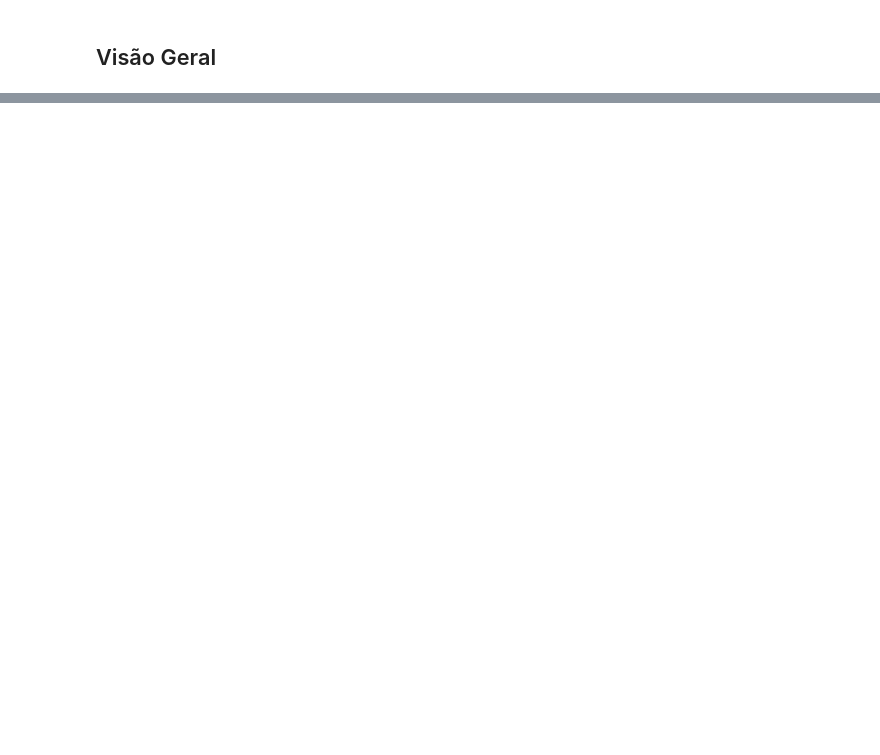
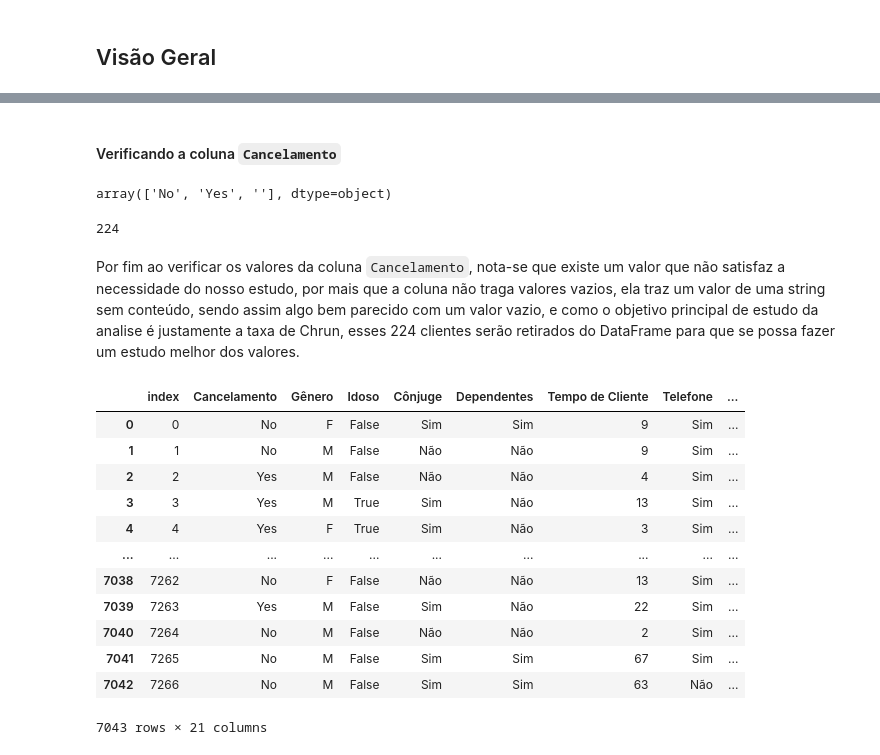
Before and after one commit to devayache/Churn_Rate_Alura_Voz, a Jupyter notebook: Challenges_Semana_1.ipynb, the cells around one changed output, grey strips where cells are left out. Drawn from its saved outputs; the diff is of its cells as text; code cells hidden in the pictures; blank space fills up the shorter version.

```diff
--- a/Challenges_Semana_1.ipynb
+++ b/Challenges_Semana_1.ipynb
@@ -516,0 +847,3 @@ memory usage: 284.0+ KB
+# %%
+# Trocando a separação da casa decimal por ponto em vez de virgula
+clientes['Gasto Total'] = clientes['Gasto Total'].replace(',', '.')
@@ -516,0 +903,4 @@ memory usage: 284.0+ KB
+# %%
+clientes[clientes['Gasto Total']==0] = clientes['Gasto Mensal']
+# %%
+clientes['Gasto Total'] = pd.to_numeric(clientes['Gasto Total'], errors = 'coerce')
@@ -516,0 +911,32 @@ memory usage: 284.0+ KB
+# %% [markdown]
+#### Verificando a coluna `Cancelamento`
+# %%
+clientes['Cancelamento'].unique()
+# %% [output]
+array(['No', 'Yes', ''], dtype=object)
+# %%
+(clientes['Cancelamento'] == '').sum()
+# %% [output]
+224
+# %% [markdown]
+
+Por fim ao verificar os valores da coluna `Cancelamento`, nota-se que existe um valor que não satisfaz a necessidade do nosso estudo, por mais que a coluna não traga valores vazios, ela traz um valor de uma string sem conteúdo, sendo assim algo bem parecido com um valor vazio, e como o objetivo principal de estudo da analise é justamente a taxa de Chrun, esses  224 clientes serão retirados do DataFrame para que se possa fazer um estudo melhor dos valores.
+# %%
+clientes = clientes[clientes['Cancelamento'] != '']
+# %%
+# resetando o index
+clientes.reset_index()
+# %% [output]
+|  | index | Cancelamento | Gênero | Idoso | Cônjuge | Dependentes | Tempo de Cliente | Telefone | ... |
+| 0 | 0 | No | F | False | Sim | Sim | 9 | Sim | ... |
+| 1 | 1 | No | M | False | Não | Não | 9 | Sim | ... |
+| 2 | 2 | Yes | M | False | Não | Não | 4 | Sim | ... |
+| 3 | 3 | Yes | M | True | Sim | Não | 13 | Sim | ... |
+| 4 | 4 | Yes | F | True | Sim | Não | 3 | Sim | ... |
+| ... | ... | ... | ... | ... | ... | ... | ... | ... | ... |
+| 7038 | 7262 | No | F | False | Não | Não | 13 | Sim | ... |
+| 7039 | 7263 | Yes | M | False | Sim | Não | 22 | Sim | ... |
+| 7040 | 7264 | No | M | False | Não | Não | 2 | Sim | ... |
+| 7041 | 7265 | No | M | False | Sim | Sim | 67 | Sim | ... |
+| 7042 | 7266 | No | M | False | Sim | Sim | 63 | Não | ... |
+7043 rows × 21 columns
```
Also changed, not shown: parts of 196 cells of this notebook.
